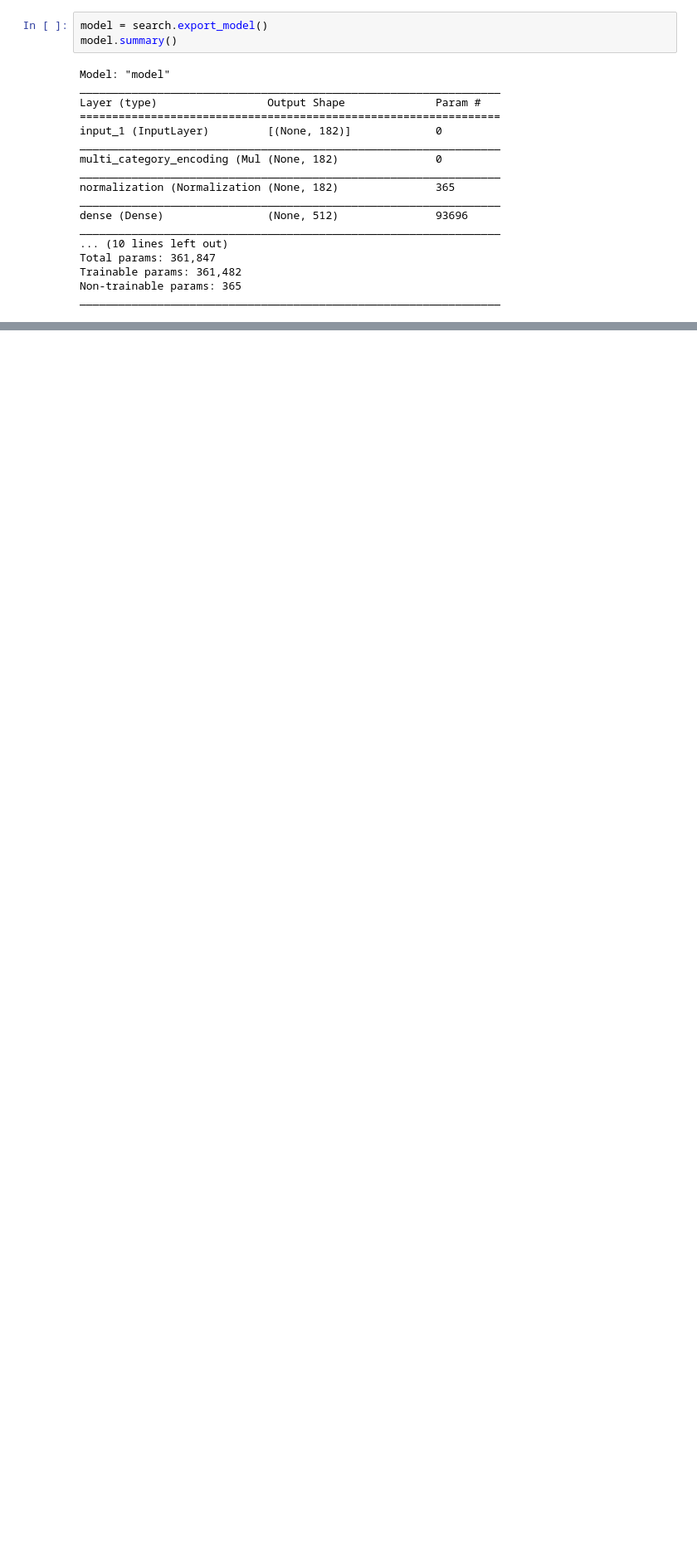
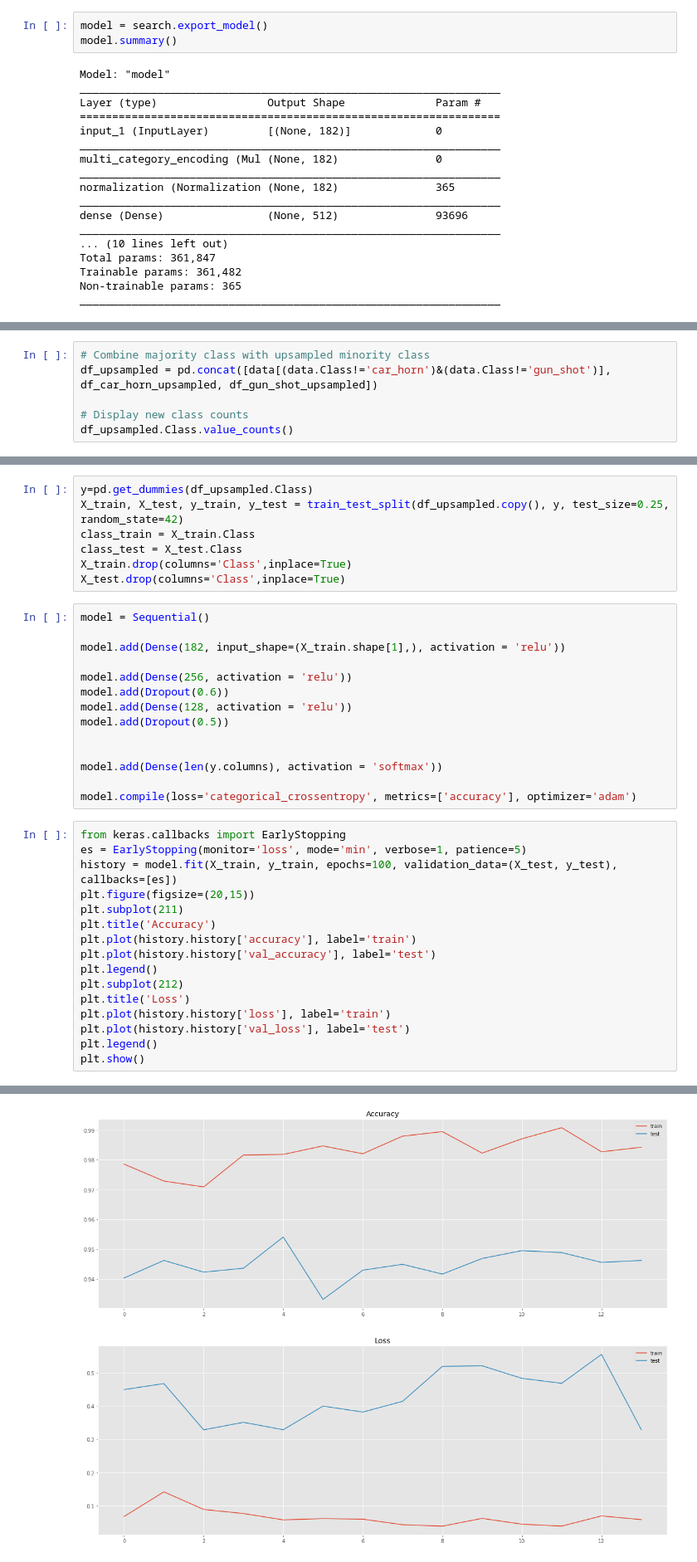
Before and after one commit to ronaldpacheco/Urban-Sound-Classification, a Jupyter notebook: Modeling.ipynb, the cells around one changed output, grey strips where cells are left out. Shown: that part at 83% size. Cells and saved outputs as stored; diff of their text form; blank space fills up the shorter version.

```diff
--- a/Modeling.ipynb
+++ b/Modeling.ipynb
@@ -214,0 +238,6 @@ pickle.dump(best_model, open(modelpath, 'wb'))
+# %%
+# Combine majority class with upsampled minority class
+df_upsampled = pd.concat([data[(data.Class!='car_horn')&(data.Class!='gun_shot')], df_car_horn_upsampled, df_gun_shot_upsampled])
+
+# Display new class counts
+df_upsampled.Class.value_counts()
@@ -214,0 +274,38 @@ pickle.dump(best_model, open(modelpath, 'wb'))
+# %%
+y=pd.get_dummies(df_upsampled.Class)
+X_train, X_test, y_train, y_test = train_test_split(df_upsampled.copy(), y, test_size=0.25, random_state=42)
+class_train = X_train.Class
+class_test = X_test.Class
+X_train.drop(columns='Class',inplace=True)
+X_test.drop(columns='Class',inplace=True)
+# %%
+model = Sequential()
+
+model.add(Dense(182, input_shape=(X_train.shape[1],), activation = 'relu'))
+
+model.add(Dense(256, activation = 'relu'))
+model.add(Dropout(0.6))
+model.add(Dense(128, activation = 'relu'))
+model.add(Dropout(0.5))
+
+
+model.add(Dense(len(y.columns), activation = 'softmax'))
+
+model.compile(loss='categorical_crossentropy', metrics=['accuracy'], optimizer='adam')
+# %%
+from keras.callbacks import EarlyStopping
+es = EarlyStopping(monitor='loss', mode='min', verbose=1, patience=5)
+history = model.fit(X_train, y_train, epochs=100, validation_data=(X_test, y_test), callbacks=[es])
+plt.figure(figsize=(20,15))
+plt.subplot(211)
+plt.title('Accuracy')
+plt.plot(history.history['accuracy'], label='train')
+plt.plot(history.history['val_accuracy'], label='test')
+plt.legend()
+plt.subplot(212)
+plt.title('Loss')
+plt.plot(history.history['loss'], label='train')
+plt.plot(history.history['val_loss'], label='test')
+plt.legend()
+plt.show()
+# %% [output]
@@ -214,0 +329 @@ pickle.dump(best_model, open(modelpath, 'wb'))
+[figure, added]
```
Also changed, not shown: parts of 29 cells of this notebook, 2 other files.
